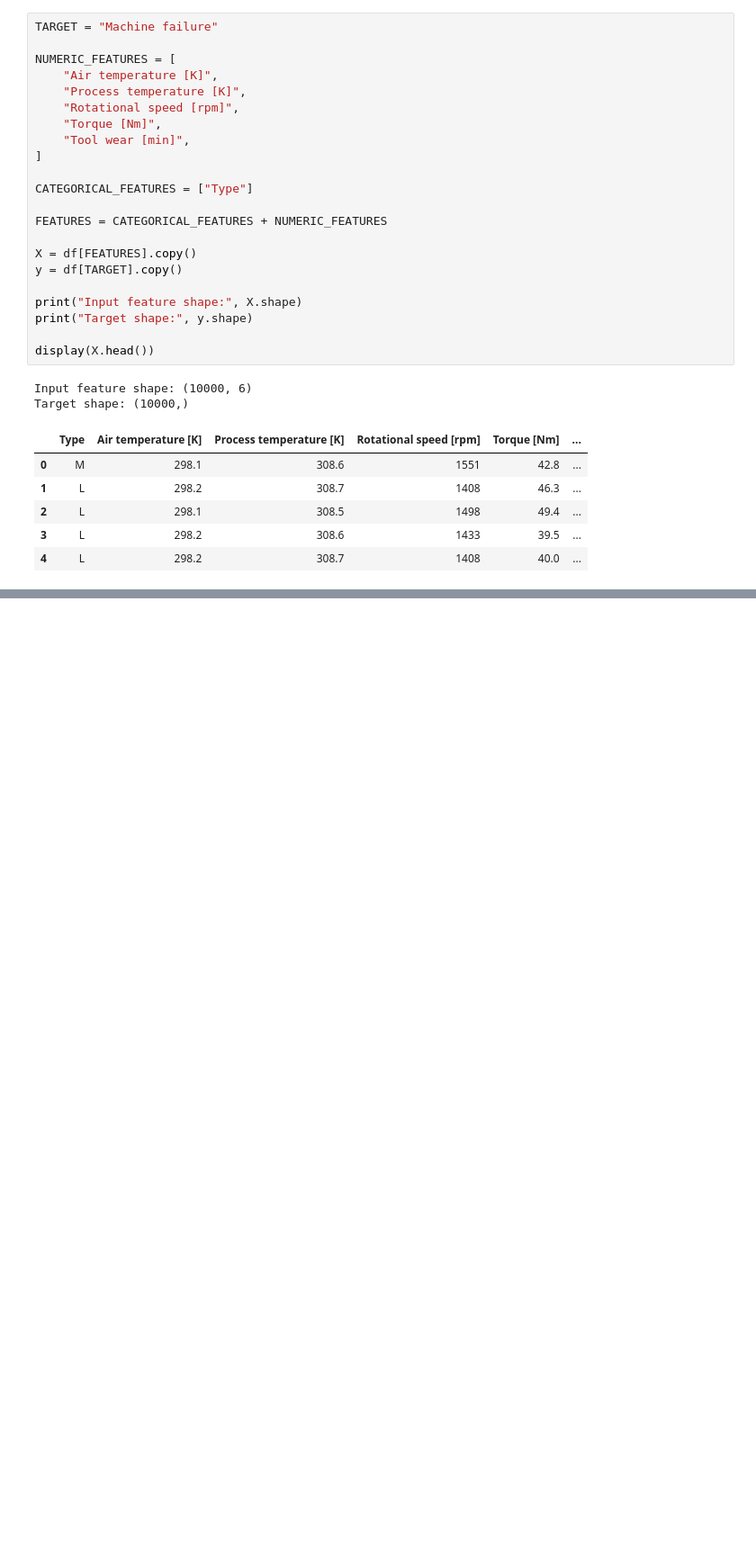
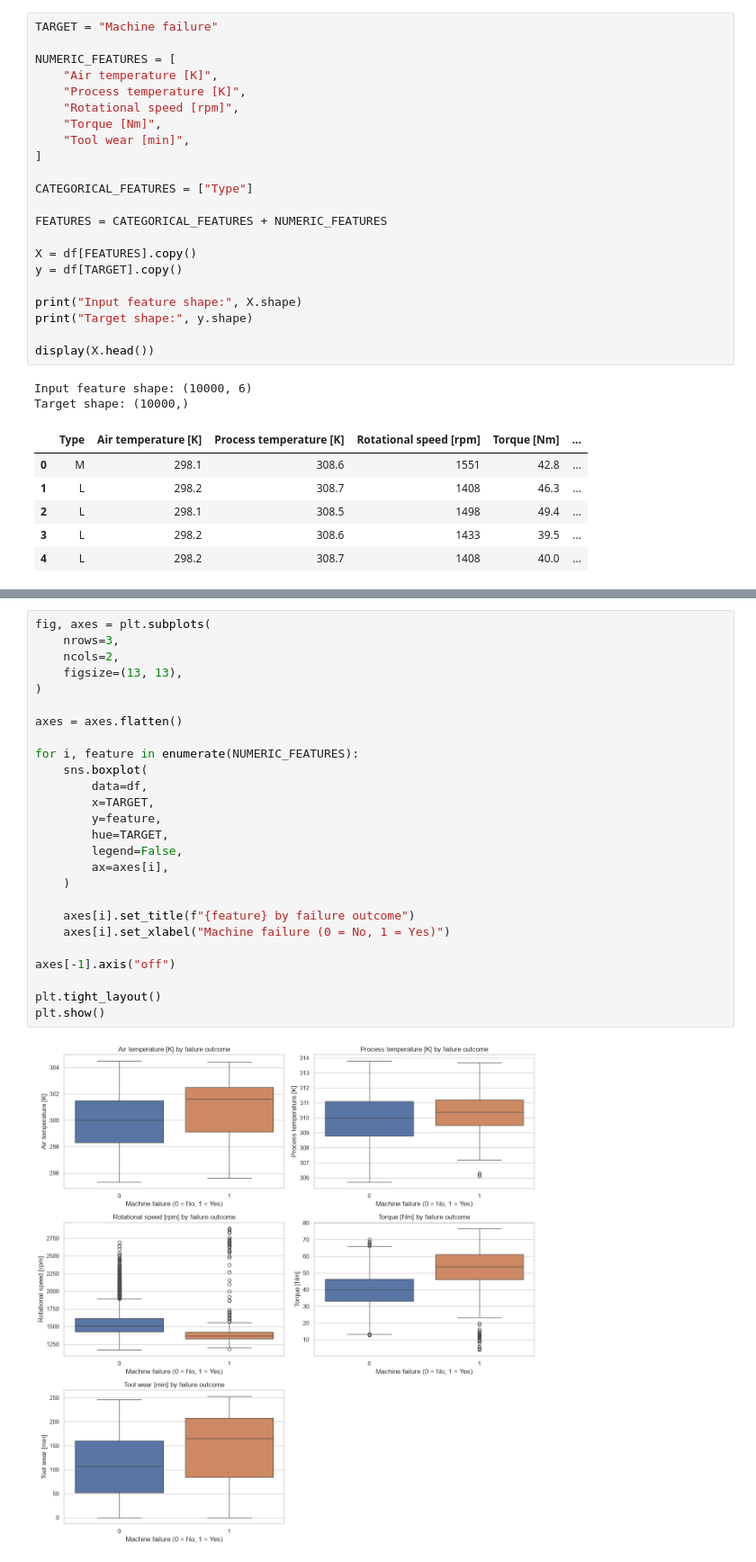
Before and after one commit to virajViduranga/MachineGuard, a Jupyter notebook: ml/notebooks/01_data_exploration.ipynb, the cells around one changed output, grey strips where cells are left out. Shown at 90% size. Saved outputs shown, nothing was run; the diff lists cells and outputs as text; blank space fills up the shorter version.

```diff
--- a/ml/notebooks/01_data_exploration.ipynb
+++ b/ml/notebooks/01_data_exploration.ipynb
@@ -173,0 +227,28 @@ Target shape: (10000,)
+# %%
+fig, axes = plt.subplots(
+    nrows=3,
+    ncols=2,
+    figsize=(13, 13),
+)
+
+axes = axes.flatten()
+
+for i, feature in enumerate(NUMERIC_FEATURES):
+    sns.boxplot(
+        data=df,
+        x=TARGET,
+        y=feature,
+        hue=TARGET,
+        legend=False,
+        ax=axes[i],
+    )
+
+    axes[i].set_title(f"{feature} by failure outcome")
+    axes[i].set_xlabel("Machine failure (0 = No, 1 = Yes)")
+
+axes[-1].axis("off")
+
+plt.tight_layout()
+plt.show()
+# %% [output]
+[figure, added]
```
Also changed, not shown: parts of 12 cells of this notebook.
